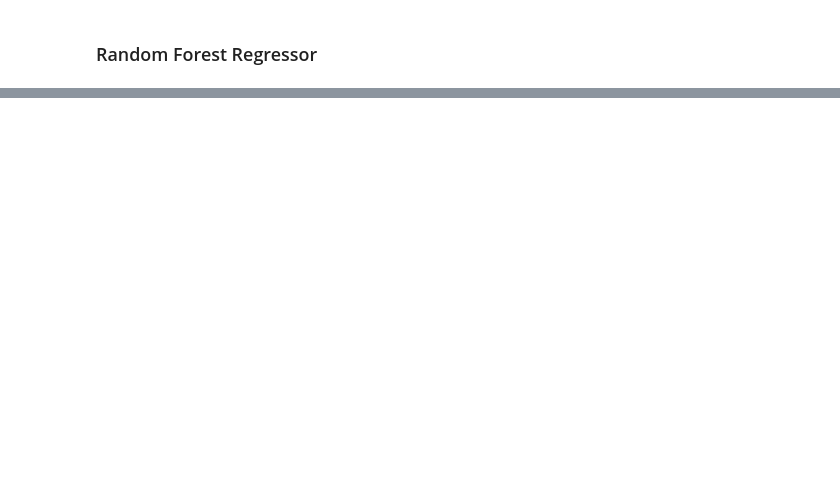
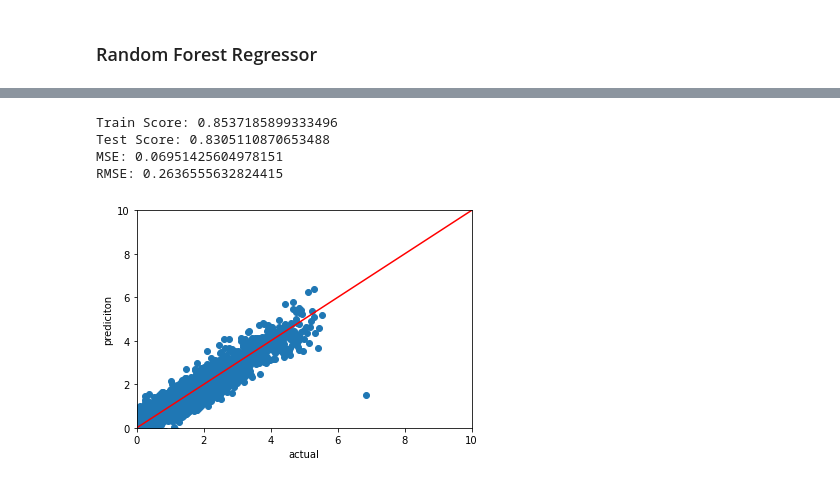
Before and after one commit to emilybocim/springboard, a Jupyter notebook: Capstone Two/Asteroid_Modeling_Tests.ipynb, the cells around one changed output, grey strips where cells are left out. Saved outputs shown, nothing was run; the diff lists cells and outputs as text; code cells hidden in the pictures; blank space fills up the shorter version.

```diff
--- a/Capstone Two/Asteroid_Modeling_Tests.ipynb
+++ b/Capstone Two/Asteroid_Modeling_Tests.ipynb
@@ -396,0 +310,9 @@ print(rf_rmse)
+# %%
+n_estimators = [50, 100, 200, 400]
+for n in n_estimators:
+    rf = RandomForestRegressor(n_estimators = n)
+    rf.fit(X_train, y_train)
+    print('n_estimators: ', n)
+    print('Train Score: ', rf.score(X_train, y_train))
+    print('Test Score: ', rf.score(X_test, y_test))
+    print()
@@ -396,0 +425,30 @@ print(rf_rmse)
+# %%
+gb = GradientBoostingRegressor(learning_rate = 0.75, n_estimators = 200)
+gb.fit(X_train, y_train)
+gb_pred = gb.predict(X_test)
+
+#Evaluate the model.
+gb_score = gb.score(X_train, y_train)
+gb_score_test = gb.score(X_test, y_test)
+gb_mse = mean_squared_error(y_test, gb_pred)
+gb_rmse = np.sqrt(gb_mse)
+
+print('Train Score:',gb_score)
+print('Test Score:', gb_score_test)
+print('MSE:', gb_mse)
+print('RMSE:', gb_rmse)
+# %% [output]
+Train Score: 0.8537185899333496
+Test Score: 0.8305110870653488
+MSE: 0.06951425604978151
+RMSE: 0.2636555632824415
+# %%
+plt.scatter(y_test,gb_pred)
+plt.plot([0,10],[0,10],c = 'red')
+plt.xlabel('actual')
+plt.ylabel('prediciton')
+plt.xlim(0, 10)
+plt.ylim(0, 10)
+plt.show()
+# %% [output]
+[figure, added]
```
Also changed, not shown: parts of 67 cells of this notebook.
